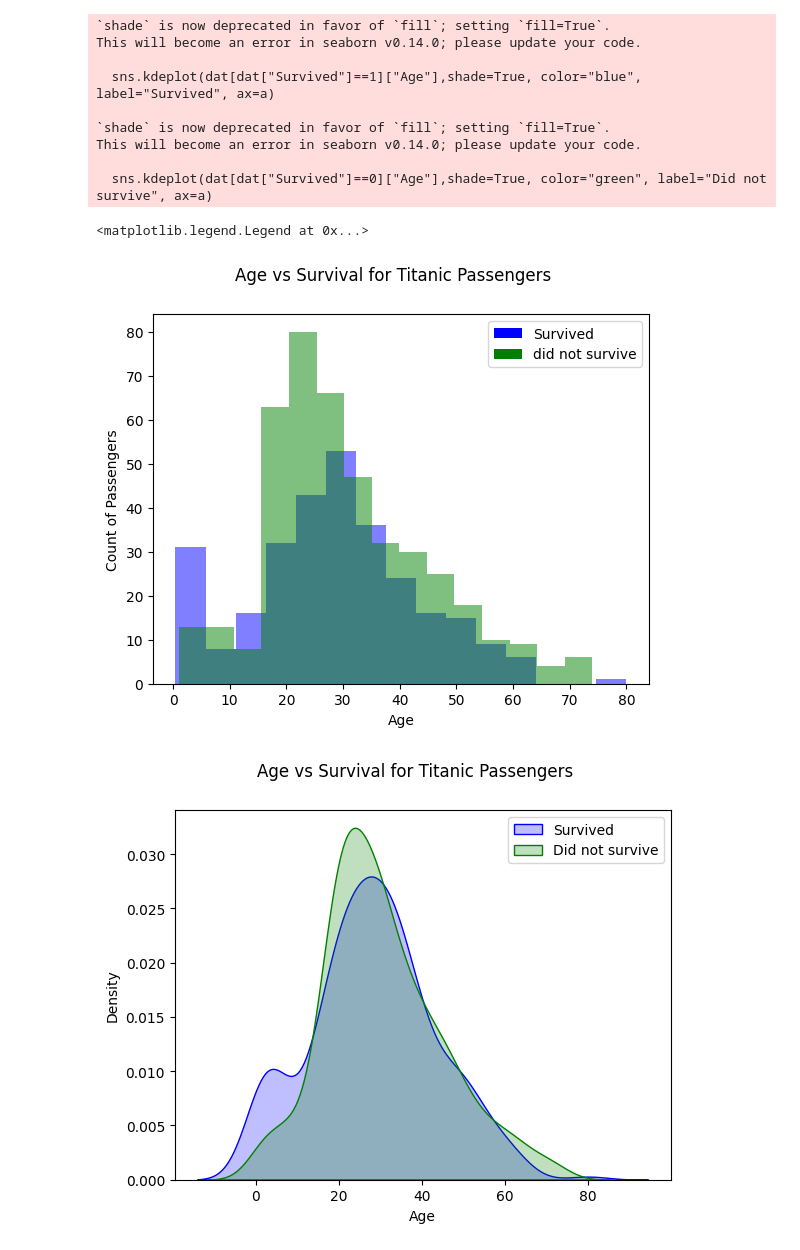
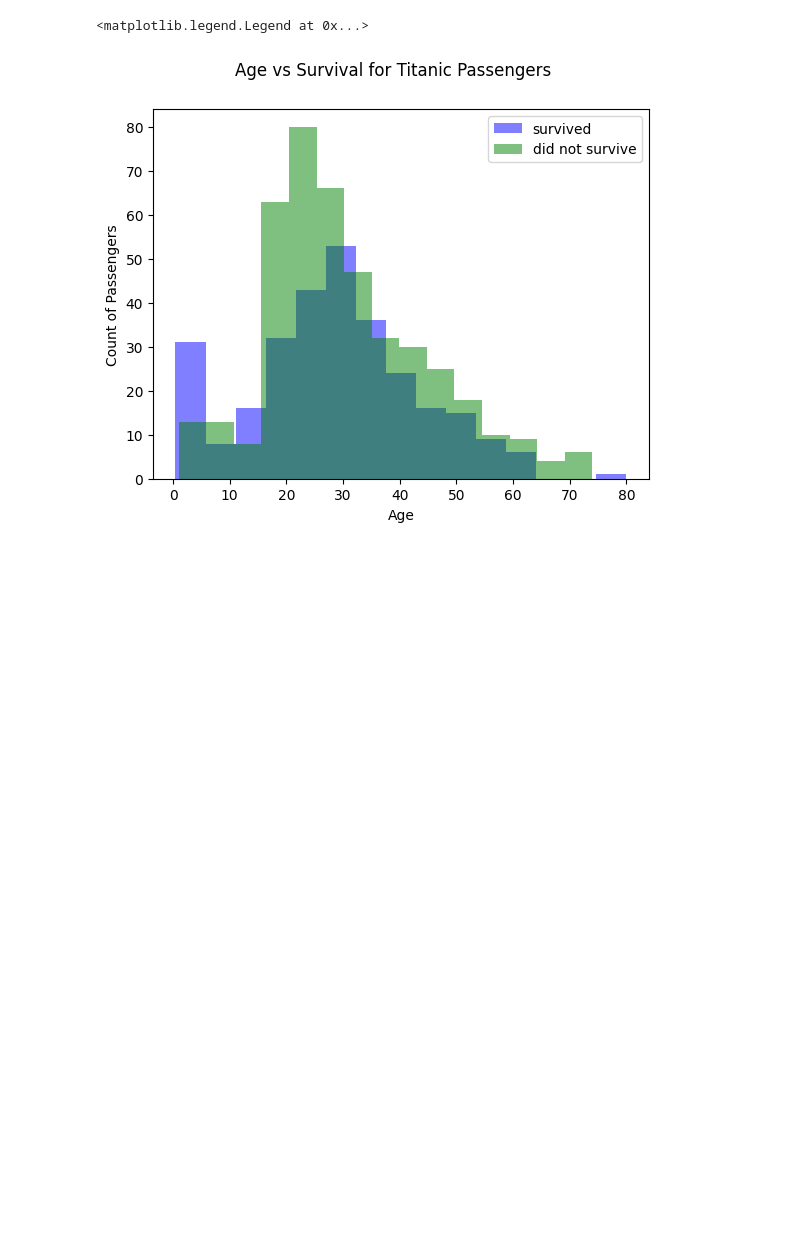
Before and after one commit to shashwatsrii/Machine_Learning, a Jupyter notebook: Data Analysis/Titanic_dataset/titanicEDA.ipynb, the cells around one changed output. Drawn from its saved outputs; the diff is of its cells as text; code cells hidden in the pictures; blank space fills up the shorter version.

```diff
--- a/Data Analysis/Titanic_dataset/titanicEDA.ipynb
+++ b/Data Analysis/Titanic_dataset/titanicEDA.ipynb
@@ -11,59 +11,31 @@ import warnings
 # %%
 # Numeric vs Categorical EDA
 from matplotlib.patches import Patch
 from matplotlib.lines import Line2D
 
 #Data Sourcing
 dat = pd.read_csv('/content/titanic.csv')
 print(dat.shape)
 
 #Passenger ID isnt useful for analysis
 dat.drop(labels = "PassengerId", axis= 1,inplace =True)
 #We use age as one of the main examples, drop rows that miss age values
 dat.dropna(subset=["Age"], inplace=True)
 
 print(dat.shape)
+# Numerical vs Categorical EDA
+
 fig, ax= plt.subplots()
 ax.hist(dat[dat["Survived"]==1]["Age"], bins=15, alpha = 0.5,color="blue", label="survived")
 ax.hist(dat[dat["Survived"]==0]["Age"], bins=15, alpha = 0.5,color="green", label="did not survive")
 
 ax.set_xlabel("Age")
 ax.set_ylabel("Count of Passengers")
 
 fig.suptitle("Age vs Survival for Titanic Passengers")
 ax.legend()
-
-f,a = plt.subplots()
-sns.kdeplot(dat[dat["Survived"]==1]["Age"],shade=True, color="blue", label="Survived", ax=a)
-sns.kdeplot(dat[dat["Survived"]==0]["Age"],shade=True, color="green", label="Did not survive", ax=a)
-a.set_xlabel("Age")
-a.set_ylabel("Density")
-
-f.suptitle("Age vs Survival for Titanic Passengers")
-a.legend()
-
-figure, axis =plt.subplots()
-sns.boxplot(x="Age", y="Survived", data = dat, orient="h",palette ={1:"blue",0:"green"},ax= axis)
-axis.get_yaxis().set_visible(False)
-fig.suptitle("Age vs Survival for Titanic Passengers")
-
-color_patches= [
-    Patch(facecolor="blue", label="Survived"),
-    Patch(facecolor="green", label="did not survive")
-]
-ax.legend(handles= color_patches)
 # %% [output]
 (891, 12)
 (714, 11)
-`shade` is now deprecated in favor of `fill`; setting `fill=True`.
-This will become an error in seaborn v0.14.0; please update your code.
-
-  sns.kdeplot(dat[dat["Survived"]==1]["Age"],shade=True, color="blue", label="Survived", ax=a)
-
-`shade` is now deprecated in favor of `fill`; setting `fill=True`.
-This will become an error in seaborn v0.14.0; please update your code.
-
-  sns.kdeplot(dat[dat["Survived"]==0]["Age"],shade=True, color="green", label="Did not survive", ax=a)
+<matplotlib.legend.Legend at 0x...>
-<matplotlib.legend.Legend at 0x...>
-[figure, old version]
+[figure, new version]
-[figure, removed]
```
Also changed, not shown: parts of 6 cells of this notebook.
